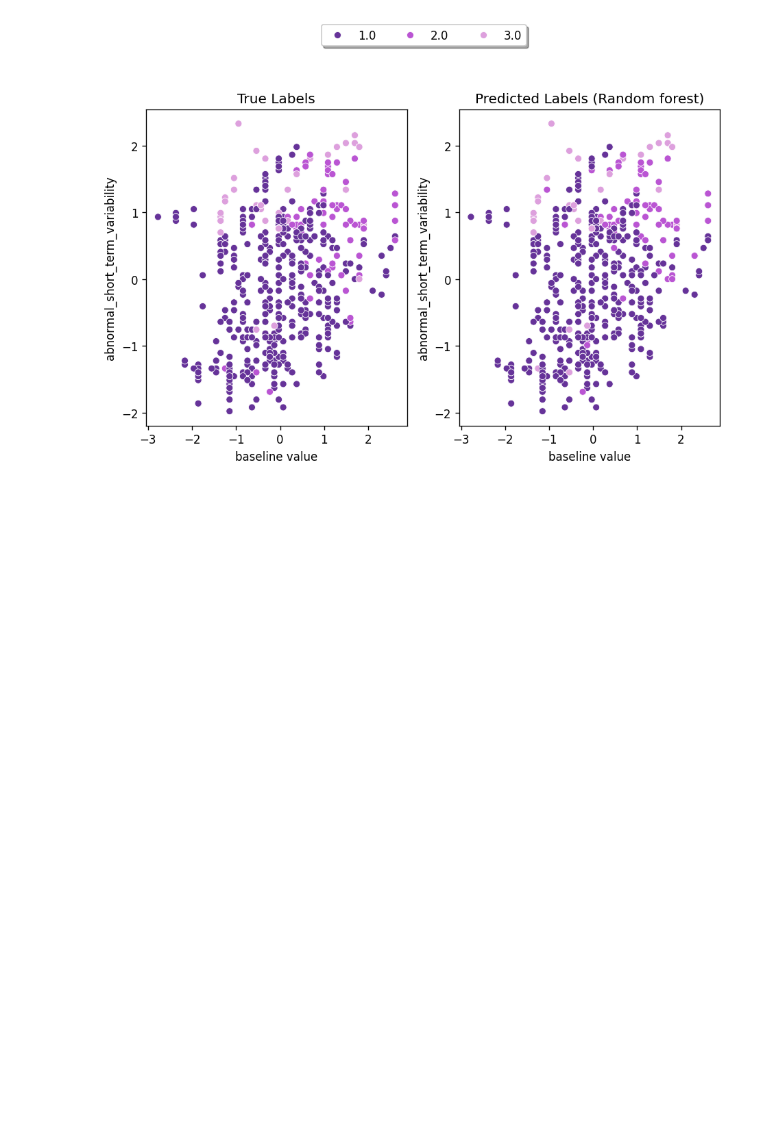
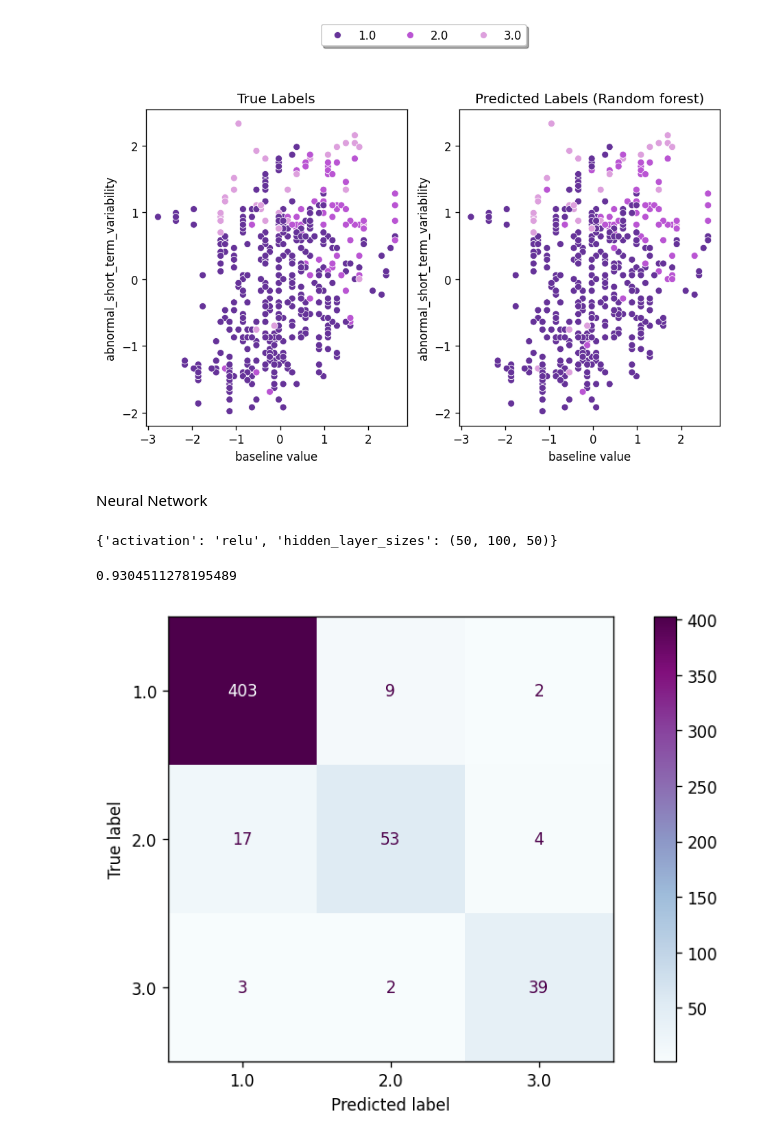
Before and after one commit to adamaj99pwr/ML, a Jupyter notebook: lab3/lab3.ipynb, the cells around one changed output. Cells and saved outputs as stored; diff of their text form; code cells hidden in the pictures; blank space fills up the shorter version.

```diff
--- a/lab3/lab3.ipynb
+++ b/lab3/lab3.ipynb
@@ -349,3 +350,39 @@ plt.show()
 visClass(rf_pred, 'Random forest')
 # %% [output]
 [figure]
+# %% [markdown]
+Neural Network
+# %%
+nn = MLPClassifier(random_state=42)
+
+nn_params = {
+    'activation': ['identity', 'logistic', 'tanh', 'relu'],
+    'hidden_layer_sizes': [(50,50,50), (50,100,50), (100,)]
+}
+
+gs_nn = GridSearchCV(
+    estimator=nn,
+    param_grid=nn_params,
+    scoring = 'accuracy',
+    n_jobs = -1,
+    cv = 5
+)
+
+gs_nn.fit(X_train_os, y_train_os)
+
+print(gs_nn.best_params_ )
+# %% [output]
+{'activation': 'relu', 'hidden_layer_sizes': (50, 100, 50)}
+# %%
+nn_pred = gs_nn.predict(X_test)
+# %%
+accuracy_score(y_test, nn_pred)
+# %% [output]
+0.9304511278195489
+# %%
+nn_cm = confusion_matrix(y_test, nn_pred, labels=gs_nn.classes_)
+nn_cmd = ConfusionMatrixDisplay(confusion_matrix=nn_cm, display_labels=gs_nn.classes_)
+nn_cmd.plot(cmap='BuPu')
+plt.show()
+# %% [output]
+[figure, added]
```
Also changed, not shown: parts of 2 cells of this notebook.
